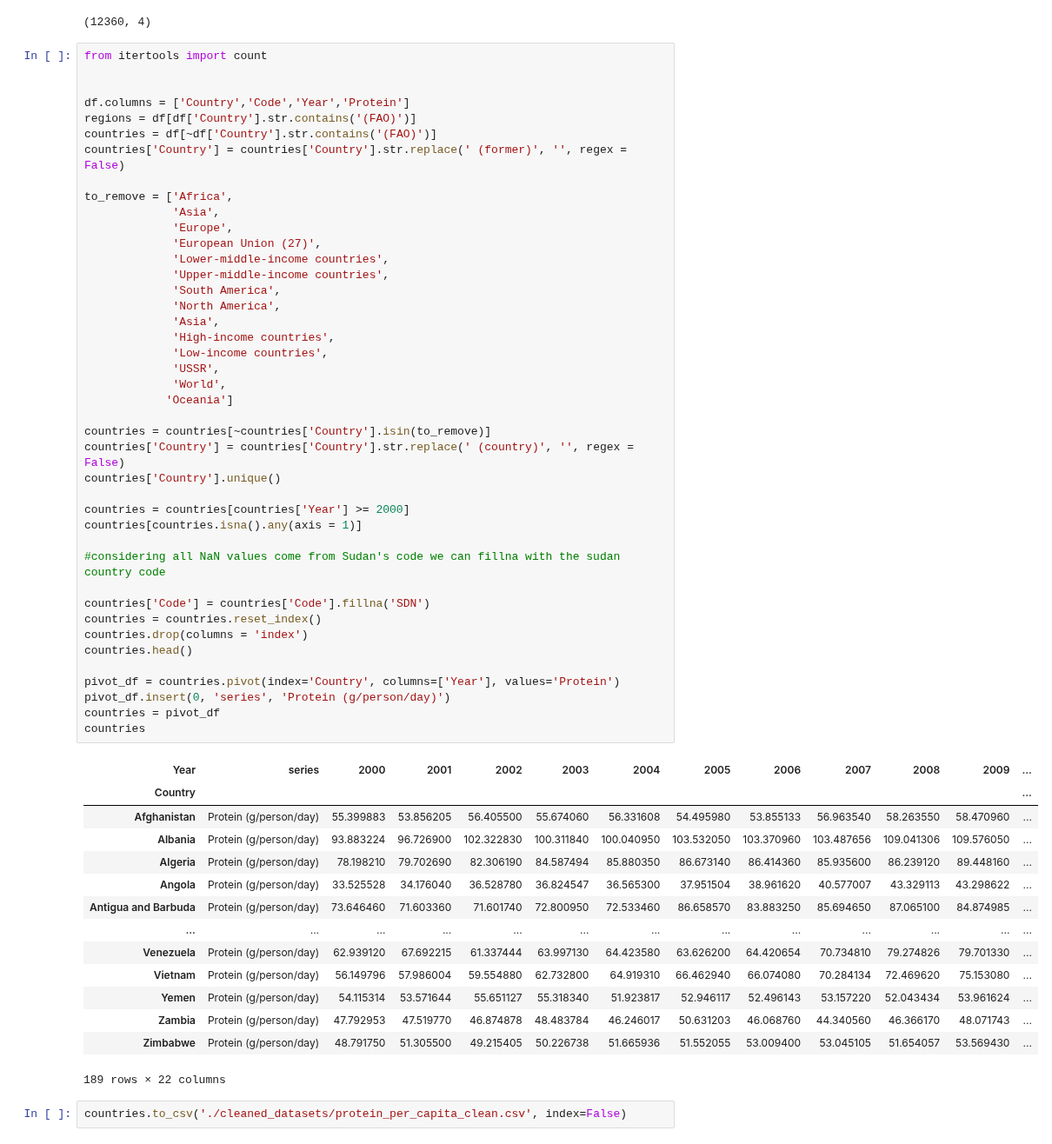
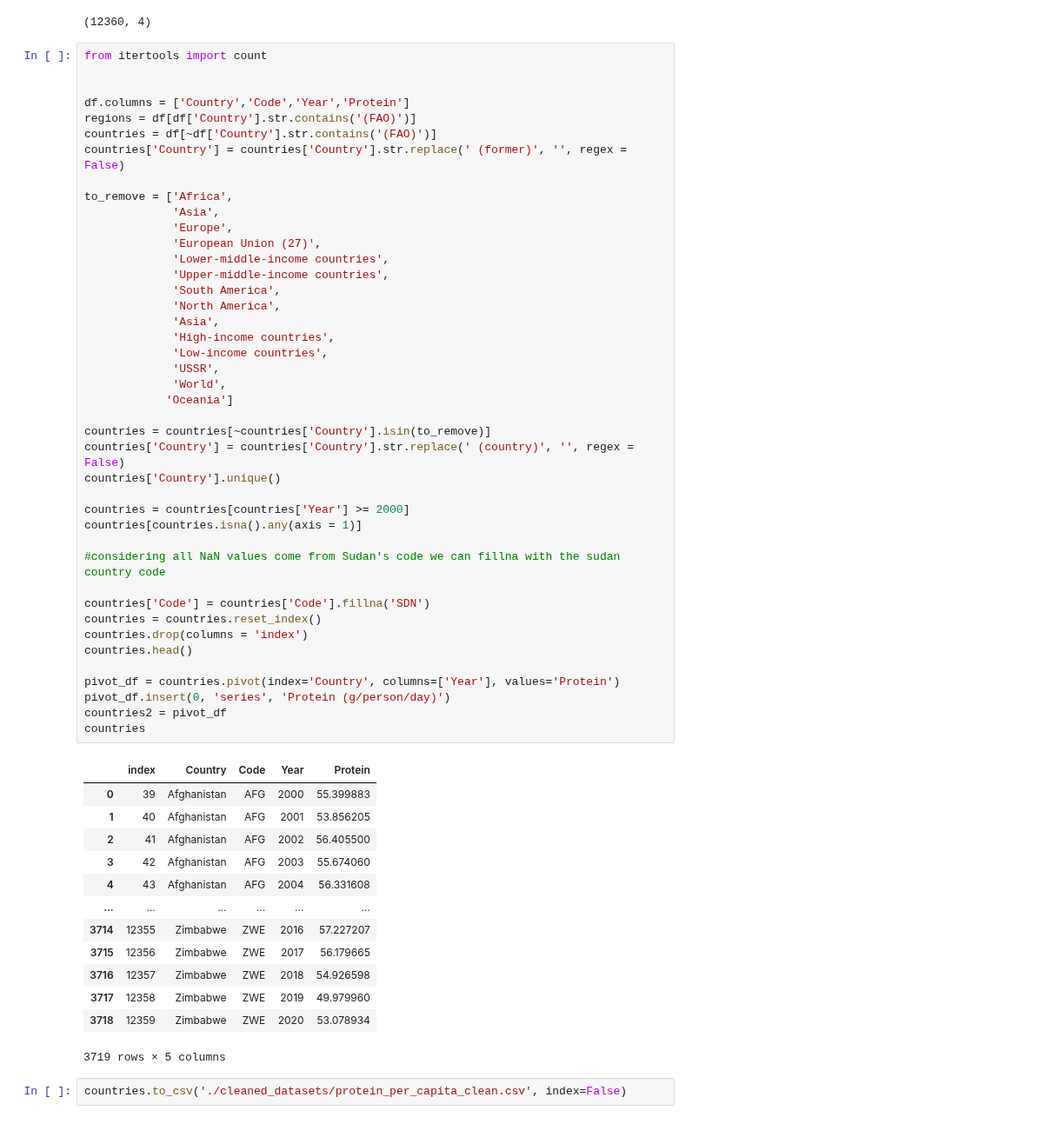
Before and after one commit to COGS108/Group074_WI24, a Jupyter notebook: DataCheckpoint_Group074_WI24.ipynb, the cells around one changed output. Shown at 87% size. Saved outputs shown, nothing was run; the diff lists cells and outputs as text.

```diff
--- a/DataCheckpoint_Group074_WI24.ipynb
+++ b/DataCheckpoint_Group074_WI24.ipynb
@@ -502,47 +518,46 @@ to_remove = ['Africa',
              'European Union (27)',
              'Lower-middle-income countries',
              'Upper-middle-income countries',
              'South America',
              'North America',
              'Asia',
              'High-income countries',
              'Low-income countries',
              'USSR',
              'World',
             'Oceania']
 
 countries = countries[~countries['Country'].isin(to_remove)]
 countries['Country'] = countries['Country'].str.replace(' (country)', '', regex = False)
 countries['Country'].unique()
 
 countries = countries[countries['Year'] >= 2000]
 countries[countries.isna().any(axis = 1)]
 
 #considering all NaN values come from Sudan's code we can fillna with the sudan country code
 
 countries['Code'] = countries['Code'].fillna('SDN')
 countries = countries.reset_index()
 countries.drop(columns = 'index')
 countries.head()
 
 pivot_df = countries.pivot(index='Country', columns=['Year'], values='Protein')
 pivot_df.insert(0, 'series', 'Protein (g/person/day)')
-countries = pivot_df
+countries2 = pivot_df
 countries
 # %% [output]
-| Year | series | 2000 | 2001 | 2002 | 2003 | 2004 | 2005 | 2006 | 2007 | 2008 | 2009 | ... |
-| Country |  |  |  |  |  |  |  |  |  |  |  | ... |
-| Afghanistan | Protein (g/person/day) | 55.399883 | 53.856205 | 56.405500 | 55.674060 | 56.331608 | 54.495980 | 53.855133 | 56.963540 | 58.263550 | 58.470960 | ... |
-| Albania | Protein (g/person/day) | 93.883224 | 96.726900 | 102.322830 | 100.311840 | 100.040950 | 103.532050 | 103.370960 | 103.487656 | 109.041306 | 109.576050 | ... |
-| Algeria | Protein (g/person/day) | 78.198210 | 79.702690 | 82.306190 | 84.587494 | 85.880350 | 86.673140 | 86.414360 | 85.935600 | 86.239120 | 89.448160 | ... |
-| Angola | Protein (g/person/day) | 33.525528 | 34.176040 | 36.528780 | 36.824547 | 36.565300 | 37.951504 | 38.961620 | 40.577007 | 43.329113 | 43.298622 | ... |
-| Antigua and Barbuda | Protein (g/person/day) | 73.646460 | 71.603360 | 71.601740 | 72.800950 | 72.533460 | 86.658570 | 83.883250 | 85.694650 | 87.065100 | 84.874985 | ... |
-| ... | ... | ... | ... | ... | ... | ... | ... | ... | ... | ... | ... | ... |
-| Venezuela | Protein (g/person/day) | 62.939120 | 67.692215 | 61.337444 | 63.997130 | 64.423580 | 63.626200 | 64.420654 | 70.734810 | 79.274826 | 79.701330 | ... |
-| Vietnam | Protein (g/person/day) | 56.149796 | 57.986004 | 59.554880 | 62.732800 | 64.919310 | 66.462940 | 66.074080 | 70.284134 | 72.469620 | 75.153080 | ... |
-| Yemen | Protein (g/person/day) | 54.115314 | 53.571644 | 55.651127 | 55.318340 | 51.923817 | 52.946117 | 52.496143 | 53.157220 | 52.043434 | 53.961624 | ... |
-| Zambia | Protein (g/person/day) | 47.792953 | 47.519770 | 46.874878 | 48.483784 | 46.246017 | 50.631203 | 46.068760 | 44.340560 | 46.366170 | 48.071743 | ... |
-| Zimbabwe | Protein (g/person/day) | 48.791750 | 51.305500 | 49.215405 | 50.226738 | 51.665936 | 51.552055 | 53.009400 | 53.045105 | 51.654057 | 53.569430 | ... |
+|  | index | Country | Code | Year | Protein |
+| 0 | 39 | Afghanistan | AFG | 2000 | 55.399883 |
+| 1 | 40 | Afghanistan | AFG | 2001 | 53.856205 |
+| 2 | 41 | Afghanistan | AFG | 2002 | 56.405500 |
+| 3 | 42 | Afghanistan | AFG | 2003 | 55.674060 |
+| 4 | 43 | Afghanistan | AFG | 2004 | 56.331608 |
+| ... | ... | ... | ... | ... | ... |
+| 3714 | 12355 | Zimbabwe | ZWE | 2016 | 57.227207 |
+| 3715 | 12356 | Zimbabwe | ZWE | 2017 | 56.179665 |
+| 3716 | 12357 | Zimbabwe | ZWE | 2018 | 54.926598 |
+| 3717 | 12358 | Zimbabwe | ZWE | 2019 | 49.979960 |
+| 3718 | 12359 | Zimbabwe | ZWE | 2020 | 53.078934 |
-189 rows × 22 columns
+3719 rows × 5 columns
 # %%
 countries.to_csv('./cleaned_datasets/protein_per_capita_clean.csv', index=False)
```
Also changed, not shown: parts of 4 cells of this notebook, 3 other files.
